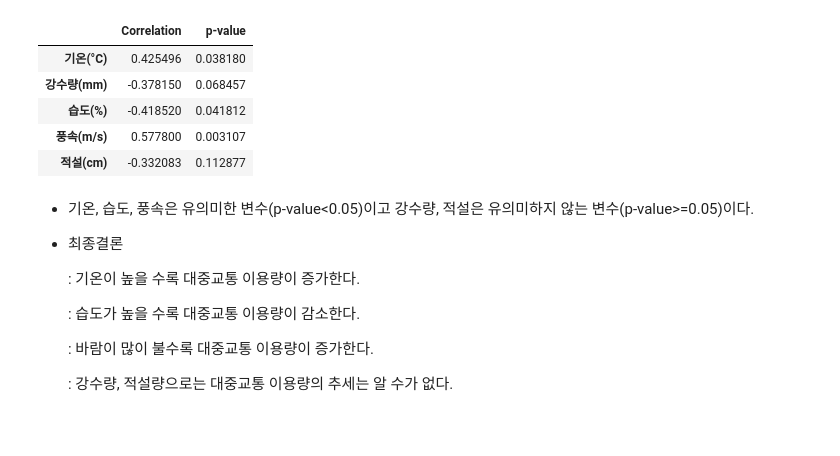
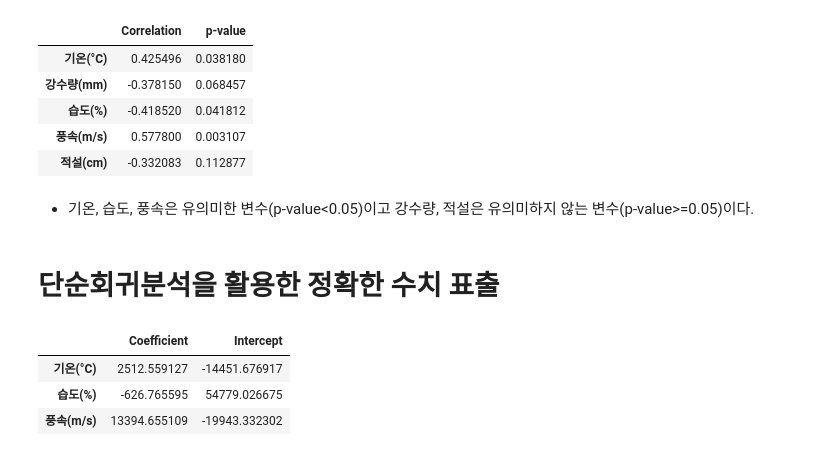
Before and after one commit to hannania7/Correlation-Analysis_toyproject, a Jupyter notebook: 데이터/코드/project.ipynb, the cells around one changed output. Drawn from its saved outputs; the diff is of its cells as text; code cells hidden in the pictures.

```diff
--- a/데이터/코드/project.ipynb
+++ b/데이터/코드/project.ipynb
@@ -312,13 +294,34 @@ pvalue_results_df
 | 적설(cm) | -0.332083 | 0.112877 |
 # %% [markdown]
 - 기온, 습도, 풍속은 유의미한 변수(p-value<0.05)이고 강수량, 적설은 유의미하지 않는 변수(p-value>=0.05)이다.
-
-* 최종결론
-
-    : 기온이 높을 수록 대중교통 이용량이 증가한다.
-
-    : 습도가 높을 수록 대중교통 이용량이 감소한다.
-
-    : 바람이 많이 불수록 대중교통 이용량이 증가한다.
-
-    : 강수량, 적설량으로는 대중교통 이용량의 추세는 알 수가 없다.
+# %% [markdown]
+# 단순회귀분석을 활용한 정확한 수치 표출
+# %%
+# 단순회귀를 위한 회귀 분석 (각 변수에 대해 개별적으로)
+from sklearn.linear_model import LinearRegression
+
+# 결과를 저장할 데이터프레임 생성
+simple_regression_results = {}
+
+# 각 독립변수에 대해 단순회귀 수행
+for var in ['기온(°C)', '습도(%)', '풍속(m/s)']:
+    X_single = result_data2[[var]].dropna()
+    y_single = result_data2.loc[X_single.index, '승하차총승객수']
+
+    model_single = LinearRegression()
+    model_single.fit(X_single, y_single)
+
+    # 결과 저장 (회귀계수 및 절편)
+    simple_regression_results[var] = {
+        'Coefficient': model_single.coef_[0],
+        'Intercept': model_single.intercept_
+    }
+
+# 결과를 데이터프레임으로 정리
+simple_regression_results_df = pd.DataFrame(simple_regression_results).T
+simple_regression_results_df
+# %% [output]
+|  | Coefficient | Intercept |
+| 기온(°C) | 2512.559127 | -14451.676917 |
+| 습도(%) | -626.765595 | 54779.026675 |
+| 풍속(m/s) | 13394.655109 | -19943.332302 |
```
Also changed, not shown: parts of 3 cells of this notebook.
